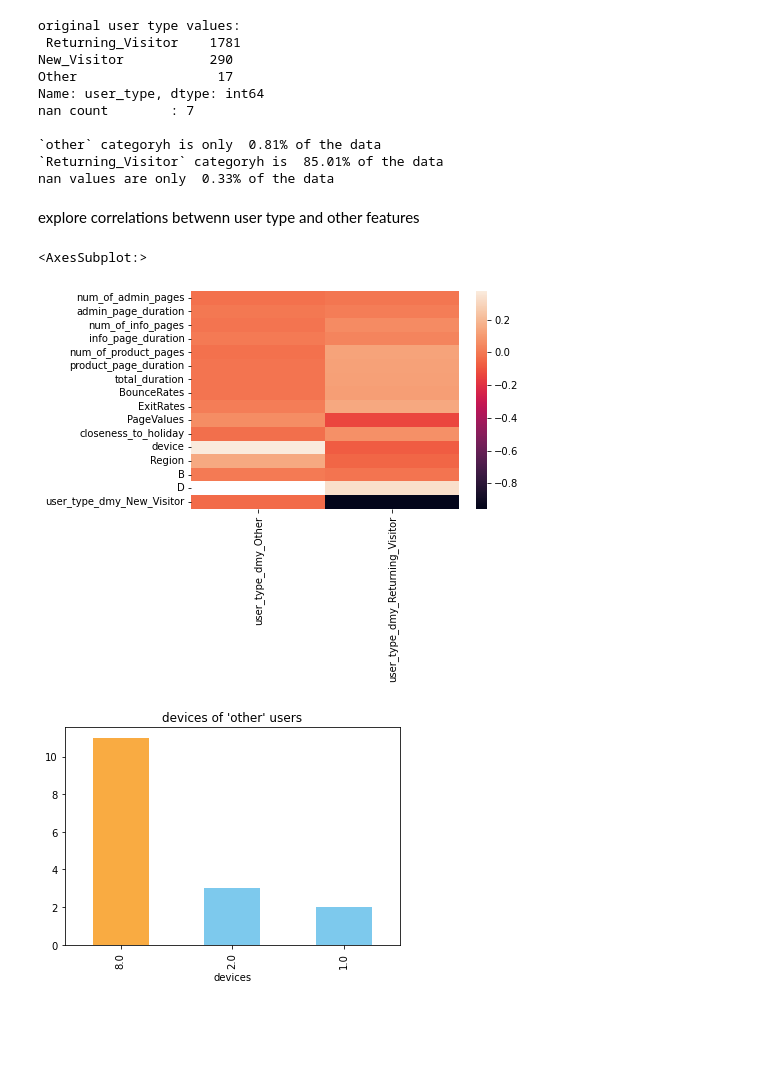
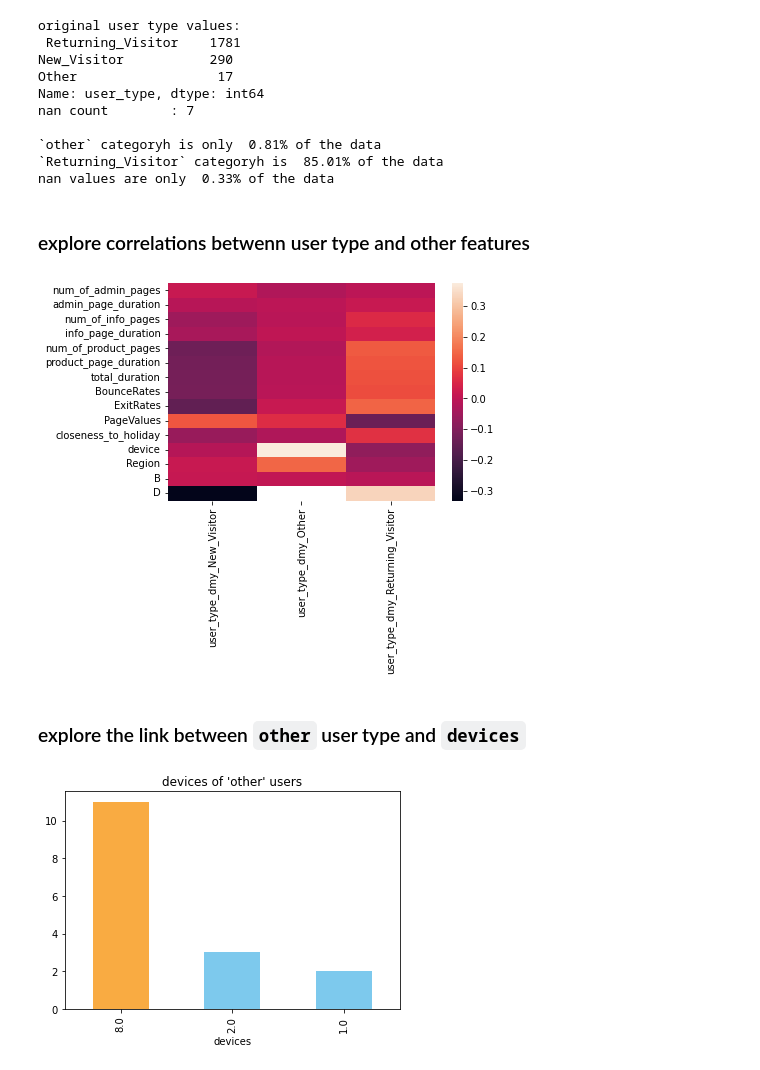
Before and after one commit to MrPupik/INTO_TO_ML, a Jupyter notebook: project/itay_nb.ipynb, the cells around one changed output. Saved outputs shown, nothing was run; the diff lists cells and outputs as text; code cells hidden in the pictures; blank space fills up the shorter version.

```diff
--- a/project/itay_nb.ipynb
+++ b/project/itay_nb.ipynb
@@ -248,14 +252,17 @@ nan count        : 7
 `Returning_Visitor` categoryh is  85.01% of the data
 nan values are only  0.33% of the data
 # %% [markdown]
-explore correlations betwenn user type and other features
+### explore correlations betwenn user type and other features
 # %%
 X_train_user_dummy = pd.get_dummies(X_train,columns=['user_type'], prefix_sep='_dmy_', drop_first=False)
+user_type_col_index = X_train.columns.get_loc('user_type')
 # %%
-sb.heatmap(X_train_user_dummy.corr()[16:19].T[:16])
+sb.heatmap(X_train_user_dummy.corr()[user_type_col_index:user_type_col_index+4].T[:user_type_col_index])
+pass
 # %% [output]
-<AxesSubplot:>
-[figure, old version]
+[figure, new version]
+# %% [markdown]
+### explore the link between `other` user type and `devices`
 # %%
 X_train.loc[X_train.user_type == 'Other', ('device')].value_counts().plot.bar(color=['#F9AB42']+['#7DC9ED']*2,
  title="devices of 'other' users", xlabel='devices')
```
Also changed, not shown: parts of 78 cells of this notebook.
